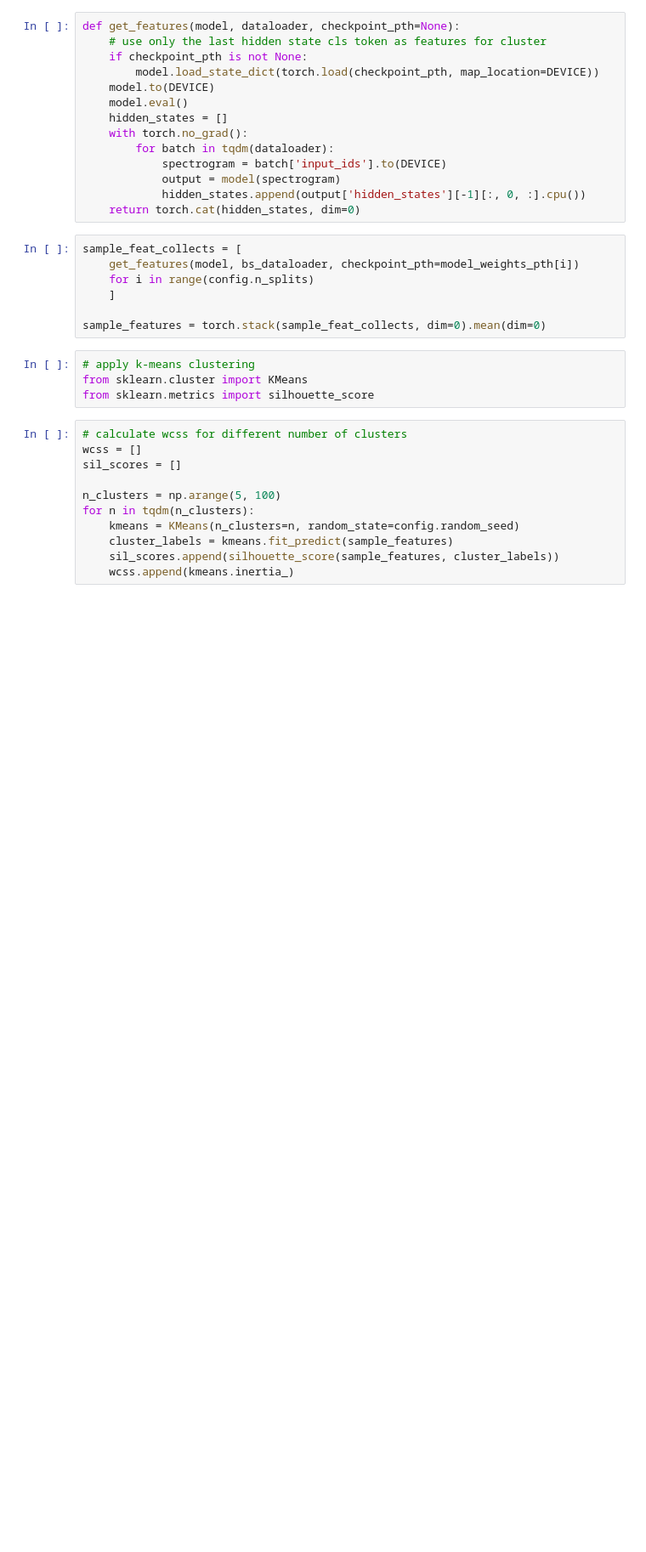
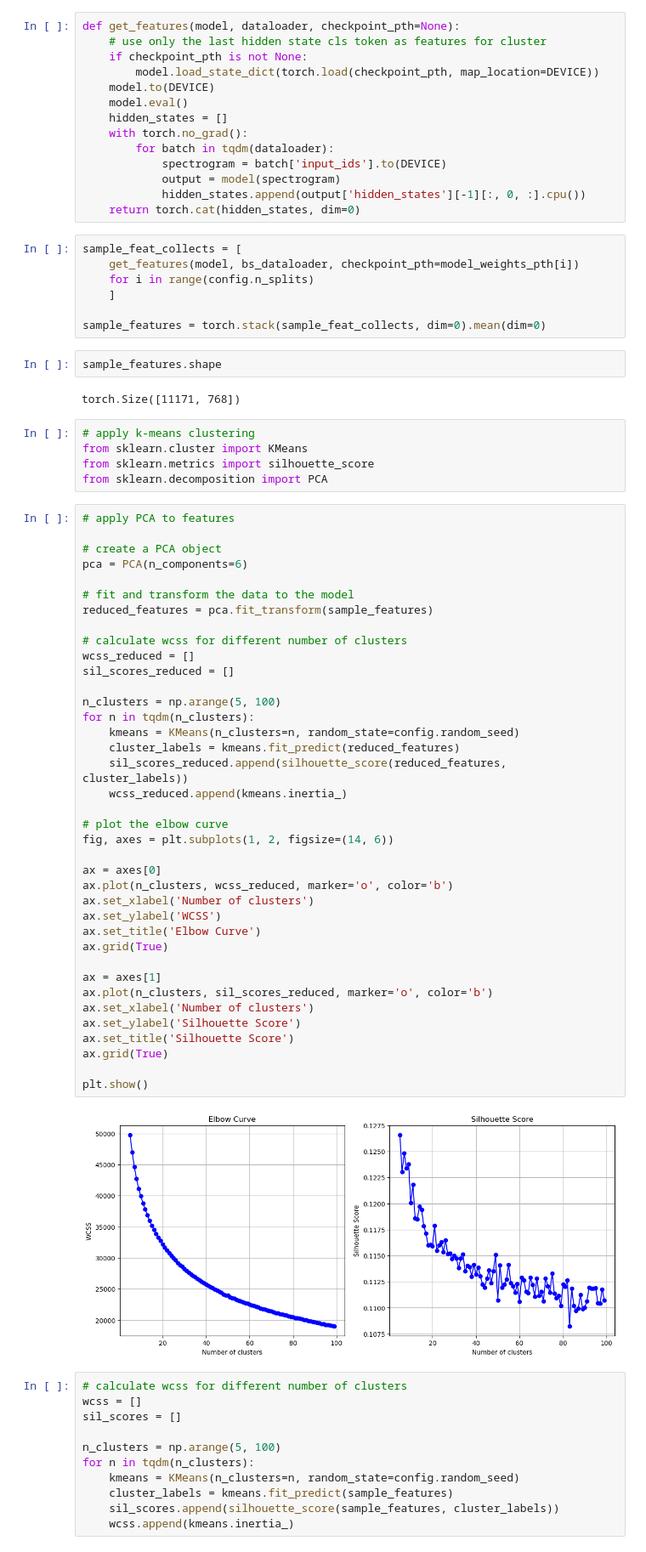
Before and after one commit to AzimuthLI/voice_of_jungle, a Jupyter notebook: ast_clustering.ipynb, the cells around one changed output. Shown at 85% size. Saved outputs shown, nothing was run; the diff lists cells and outputs as text; blank space fills up the shorter version.

```diff
--- a/ast_clustering.ipynb
+++ b/ast_clustering.ipynb
@@ -242,10 +242,55 @@ sample_feat_collects = [
     ]
 
 sample_features = torch.stack(sample_feat_collects, dim=0).mean(dim=0)
+# %%
+sample_features.shape
+# %% [output]
+torch.Size([11171, 768])
 # %%
 # apply k-means clustering
 from sklearn.cluster import KMeans
 from sklearn.metrics import silhouette_score
+from sklearn.decomposition import PCA
+# %%
+# apply PCA to features
+
+# create a PCA object
+pca = PCA(n_components=6)
+
+# fit and transform the data to the model
+reduced_features = pca.fit_transform(sample_features)
+
+# calculate wcss for different number of clusters
+wcss_reduced = []
+sil_scores_reduced = []
+
+n_clusters = np.arange(5, 100)
+for n in tqdm(n_clusters):
+    kmeans = KMeans(n_clusters=n, random_state=config.random_seed)
+    cluster_labels = kmeans.fit_predict(reduced_features)
+    sil_scores_reduced.append(silhouette_score(reduced_features, cluster_labels))
+    wcss_reduced.append(kmeans.inertia_)
+
+# plot the elbow curve
+fig, axes = plt.subplots(1, 2, figsize=(14, 6))
+
+ax = axes[0]
+ax.plot(n_clusters, wcss_reduced, marker='o', color='b')
+ax.set_xlabel('Number of clusters')
+ax.set_ylabel('WCSS')
+ax.set_title('Elbow Curve')
+ax.grid(True)
+
+ax = axes[1]
+ax.plot(n_clusters, sil_scores_reduced, marker='o', color='b')
+ax.set_xlabel('Number of clusters')
+ax.set_ylabel('Silhouette Score')
+ax.set_title('Silhouette Score')
+ax.grid(True)
+
+plt.show()
+# %% [output]
+[figure, added]
 # %%
 # calculate wcss for different number of clusters
 wcss = []
```
Also changed, not shown: parts of 1 cell of this notebook, 1 other file.
